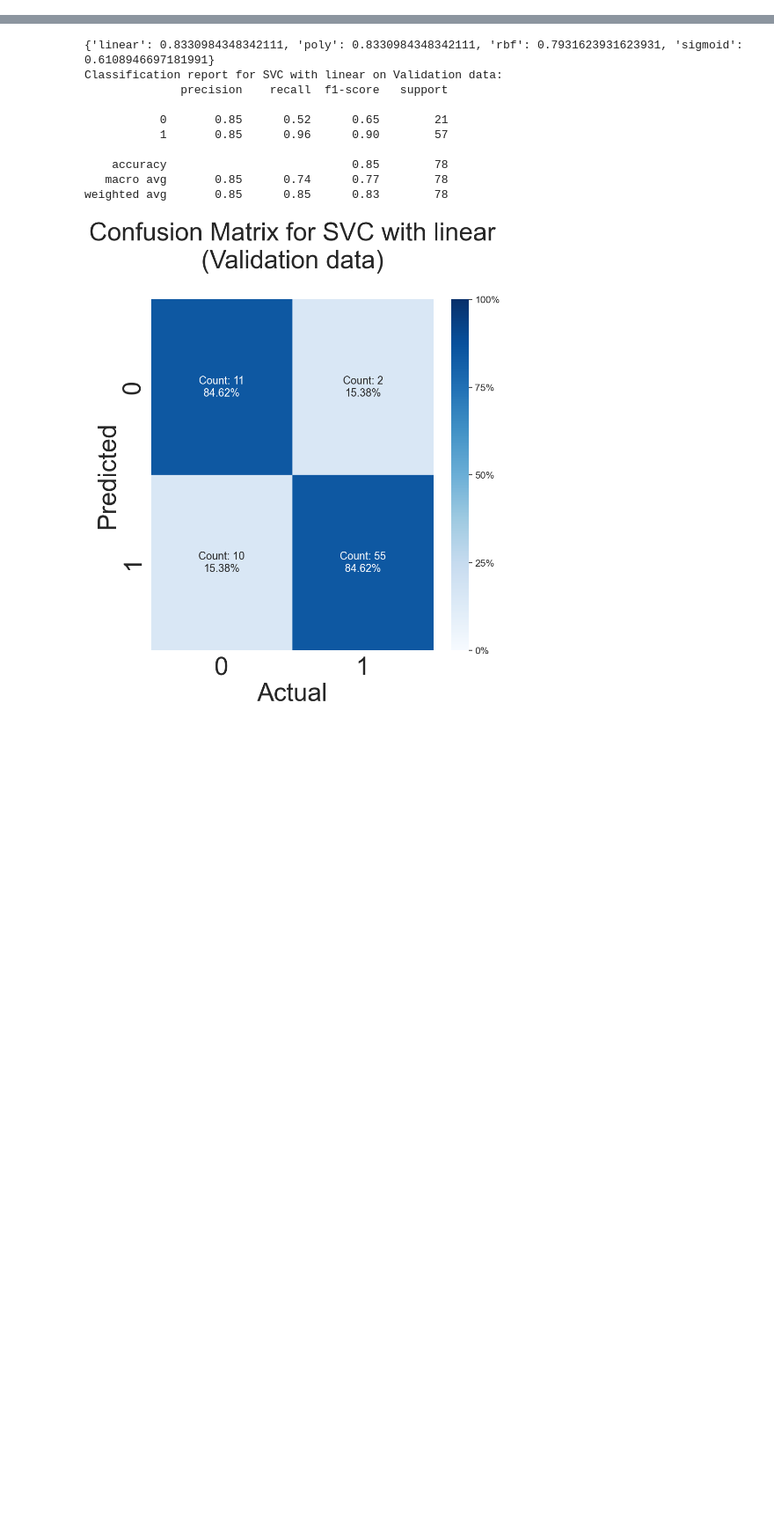
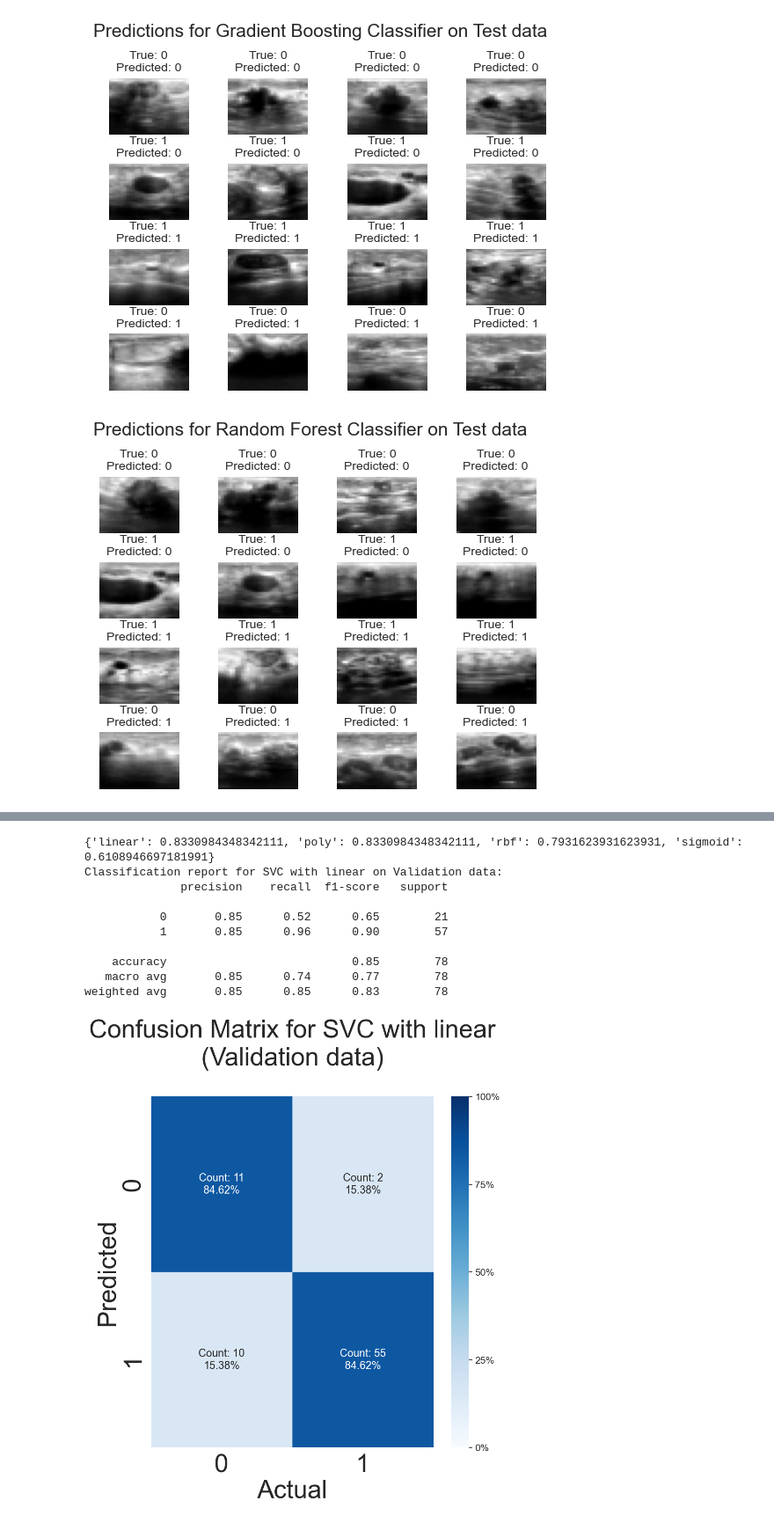
Before and after one commit to phil-mira/AMLS_assignment24_25, a Jupyter notebook: A/main_A.ipynb, the cells around one changed output, grey strips where cells are left out. Shown at 88% size. Drawn from its saved outputs; the diff is of its cells as text; code cells hidden in the pictures; blank space fills up the shorter version.

```diff
--- a/A/main_A.ipynb
+++ b/A/main_A.ipynb
@@ -137,3 +137,16 @@ rfc_test_predictions = rfc.predict(breastmnist_test_images.drop(columns='label')
+# %%
+import importlib
+import helper_functions
+importlib.reload(helper_functions)
+from helper_functions import *
+
+
+# Display 3 images that the model's predicted incorrectly
+display_incorrect_images(breastmnist_test_images.drop(columns='label'), breastmnist_test_images['label'],gbc_test_predictions,  'Gradient Boosting Classifier', 'Test')
+display_incorrect_images(breastmnist_test_images.drop(columns='label'), breastmnist_test_images['label'],rfc_test_predictions, 'Random Forest Classifier', 'Test')
+# %% [output]
+[figure, added]
+[figure, added]
 # %%
 import importlib
 import helper_functions
```
Also changed, not shown: parts of 13 cells of this notebook, 16 other files.
